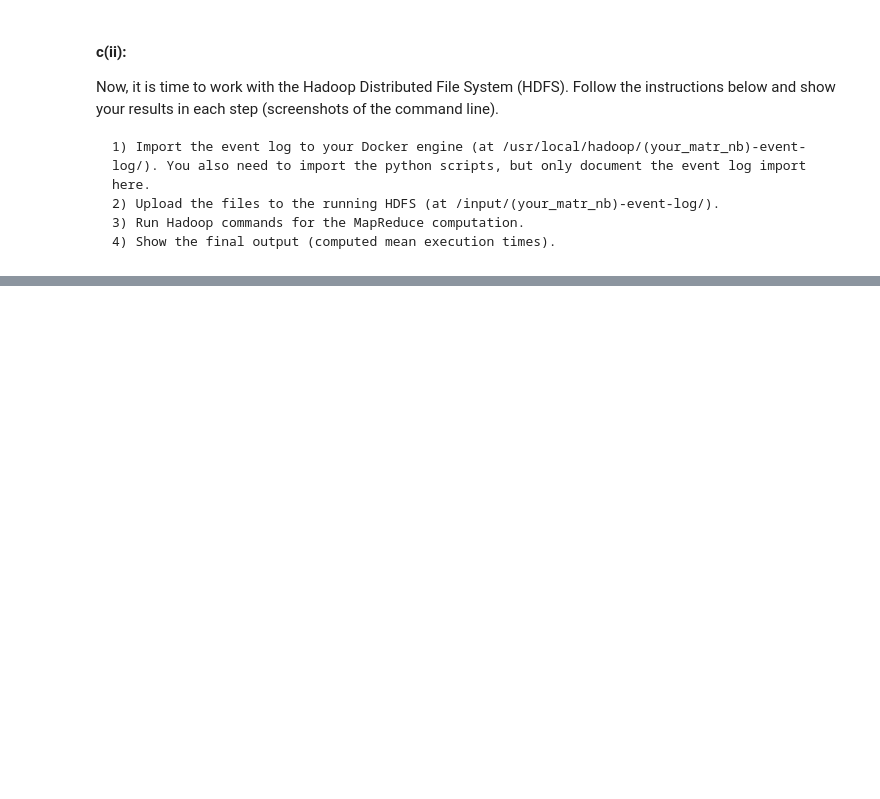
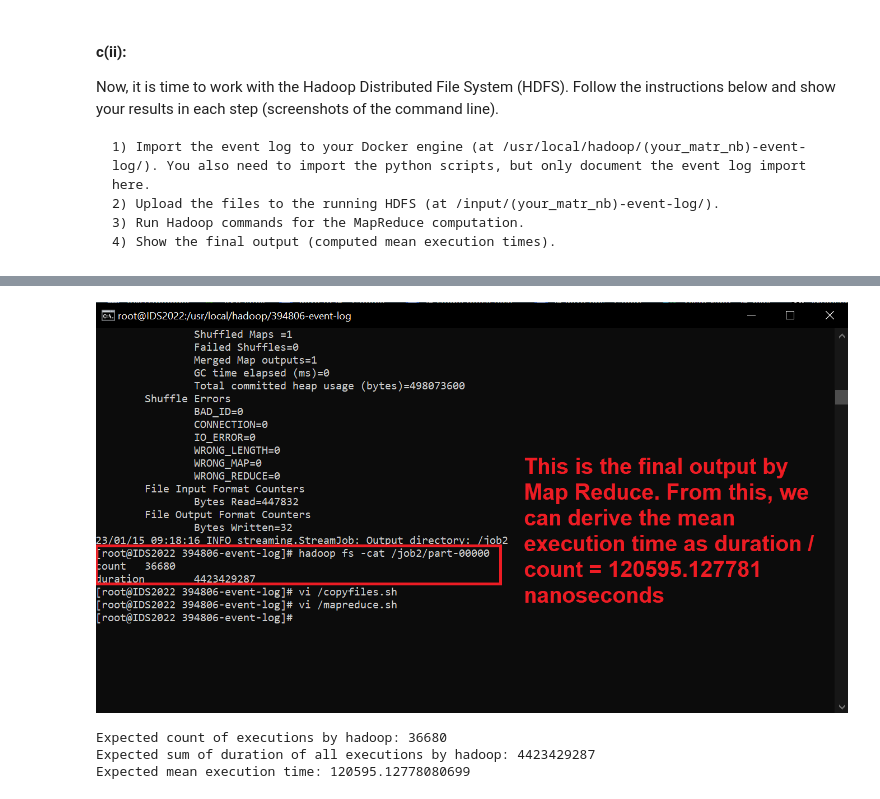
Before and after one commit to mnghiap/ids22, a Jupyter notebook: assignment2/assignment2.ipynb, the cells around one changed output, grey strips where cells are left out. Saved outputs shown, nothing was run; the diff lists cells and outputs as text; code cells hidden in the pictures; blank space fills up the shorter version.

```diff
--- a/assignment2/assignment2.ipynb
+++ b/assignment2/assignment2.ipynb
@@ -1509,3 +1614,18 @@ from IPython.display import Image
 # %%
 # your code
-# Image(filename='filename_screenshot_of_a4')
+Image(filename='mapreduce_output.png')
+# %% [output]
+[figure, added]
+# %%
+# This cell verifies our solution.
+n_ev = len(randomized_df['Execution ID'].unique()) # Number of unique executions IDs
+timestamps = randomized_df.groupby('Execution ID').agg({'Timestamp': list}).reset_index()['Timestamp'] # Timestamps of all execs
+durations = timestamps.apply(lambda x: abs(x[1]-x[0])) # durations of all execs
+total_time = durations.sum() # Sum of all durations
+print(f"Expected count of executions by hadoop: {n_ev}")
+print(f"Expected sum of duration of all executions by hadoop: {total_time}")
+print(f"Expected mean execution time: {total_time/n_ev}")
+# %% [output]
+Expected count of executions by hadoop: 36680
+Expected sum of duration of all executions by hadoop: 4423429287
+Expected mean execution time: 120595.12778080699
```
Also changed, not shown: parts of 12 cells of this notebook, 11 other files.
